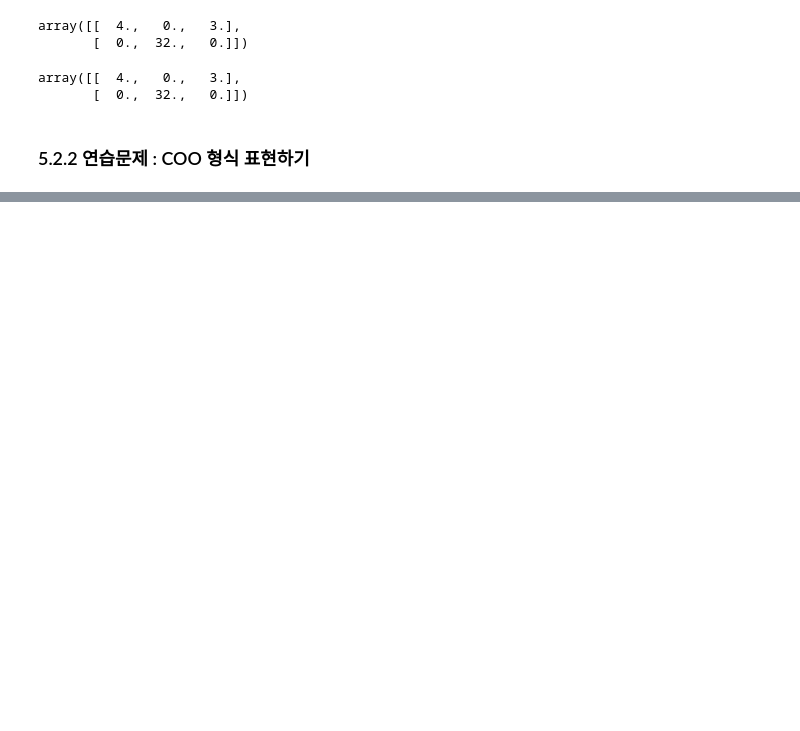
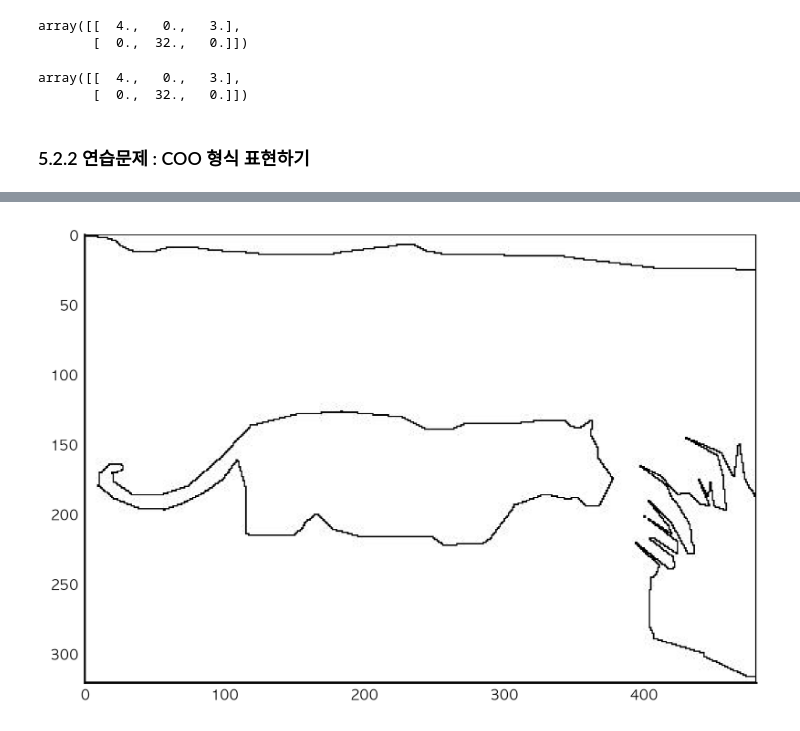
Before and after one commit to AstinCHOI/elegant-scipy, a Jupyter notebook: 5장. 희소행렬과 혼동행렬.ipynb, the cells around one changed output, grey strips where cells are left out. Saved outputs shown, nothing was run; the diff lists cells and outputs as text; code cells hidden in the pictures; blank space fills up the shorter version.

```diff
--- a/5장. 희소행렬과 혼동행렬.ipynb
+++ b/5장. 희소행렬과 혼동행렬.ipynb
@@ -75,0 +418,11 @@ array([[  4.,   0.,   3.],
+# %%
+from scipy import ndimage as ndi
+from skimage import color
+
+human_seg_url = ('http://www.eecs.berkeley.edu/Research/Projects/CS/'
+                 'vision/bsds/BSDS300/html/images/human/normal/'
+                 'outline/color/1122/108073.jpg')
+boundaries = io.imread(human_seg_url)
+plt.imshow(boundaries);
+# %% [output]
+[figure, added]
```
Also changed, not shown: parts of 41 cells of this notebook, 3 other files.
